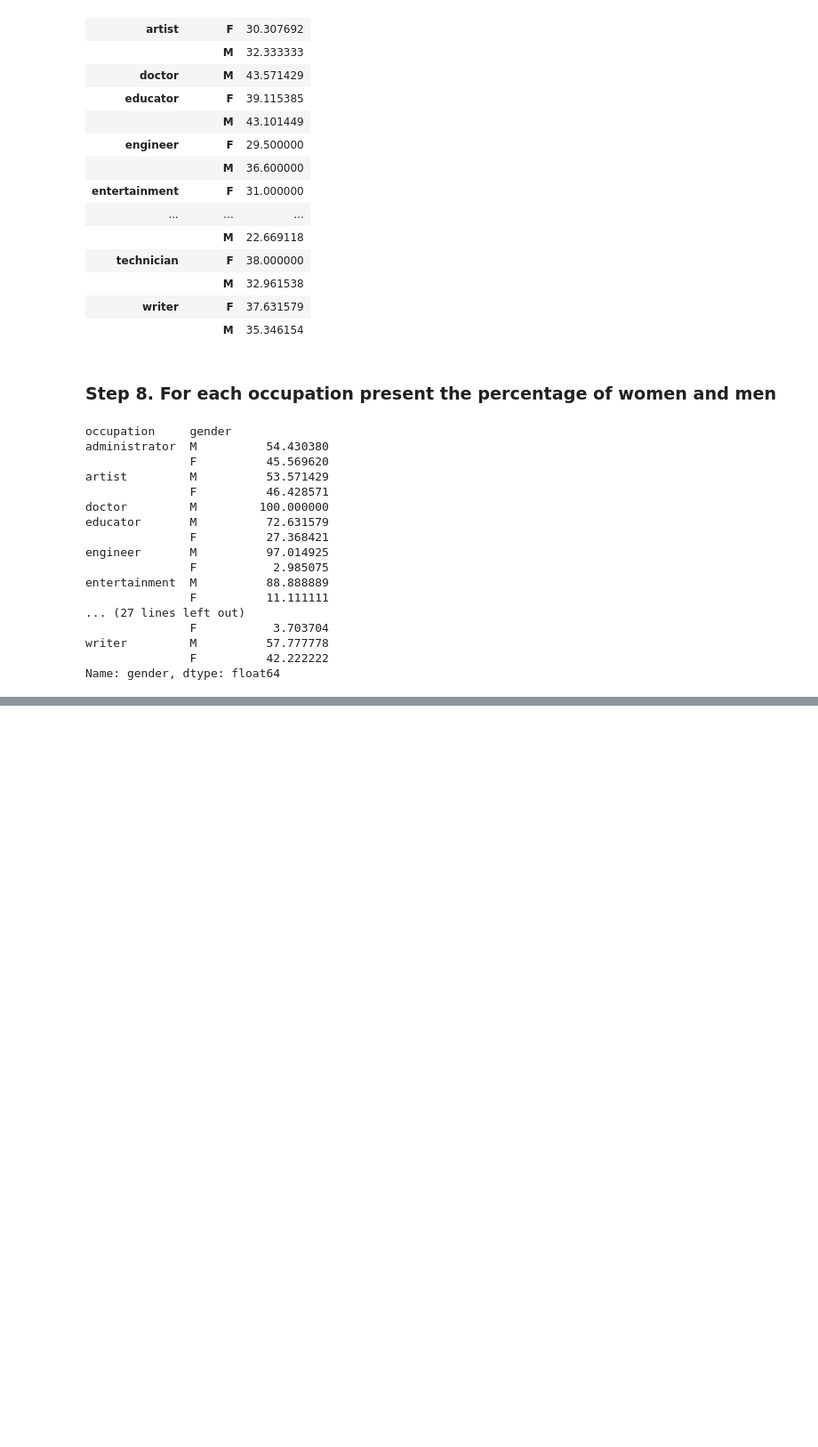
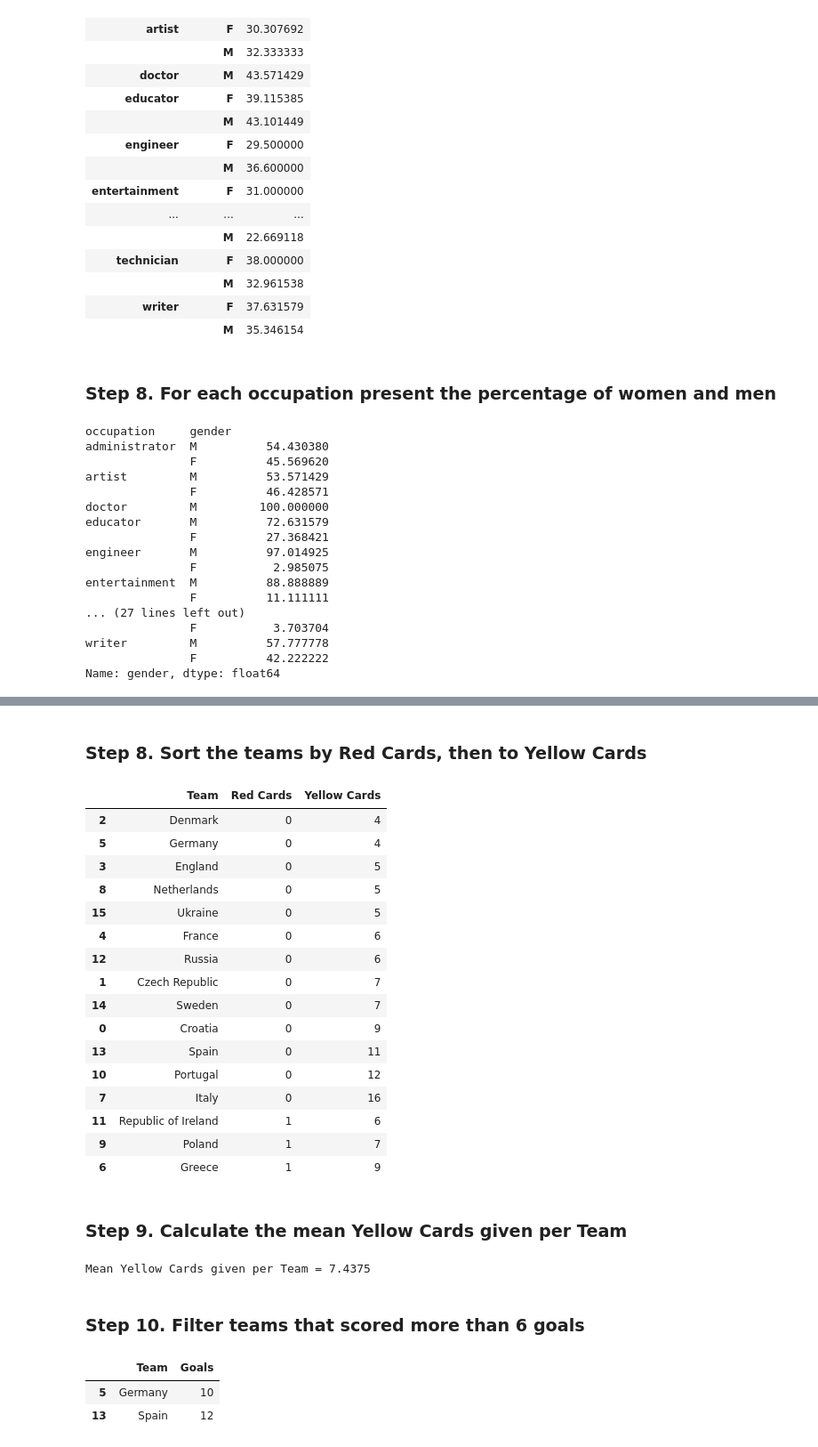
Before and after one commit to 200501409-rkp/RaviKant.Pujari.BDAT1004PS3, a Jupyter notebook: Problem Set 3.ipynb, the cells around one changed output, grey strips where cells are left out. Shown at 89% size. Drawn from its saved outputs; the diff is of its cells as text; code cells hidden in the pictures; blank space fills up the shorter version.

```diff
--- a/Problem Set 3.ipynb
+++ b/Problem Set 3.ipynb
@@ -191,0 +281,36 @@ Name: gender, dtype: float64
+# %% [markdown]
+### Step 8. Sort the teams by Red Cards, then to Yellow Cards
+# %%
+euro12[['Team', 'Red Cards', 'Yellow Cards']].sort_values(by=['Red Cards','Yellow Cards'])
+# %% [output]
+|  | Team | Red Cards | Yellow Cards |
+| 2 | Denmark | 0 | 4 |
+| 5 | Germany | 0 | 4 |
+| 3 | England | 0 | 5 |
+| 8 | Netherlands | 0 | 5 |
+| 15 | Ukraine | 0 | 5 |
+| 4 | France | 0 | 6 |
+| 12 | Russia | 0 | 6 |
+| 1 | Czech Republic | 0 | 7 |
+| 14 | Sweden | 0 | 7 |
+| 0 | Croatia | 0 | 9 |
+| 13 | Spain | 0 | 11 |
+| 10 | Portugal | 0 | 12 |
+| 7 | Italy | 0 | 16 |
+| 11 | Republic of Ireland | 1 | 6 |
+| 9 | Poland | 1 | 7 |
+| 6 | Greece | 1 | 9 |
+# %% [markdown]
+### Step 9. Calculate the mean Yellow Cards given per Team
+# %%
+print(f"Mean Yellow Cards given per Team = {discipline['Yellow Cards'].mean()}")
+# %% [output]
+Mean Yellow Cards given per Team = 7.4375
+# %% [markdown]
+### Step 10. Filter teams that scored more than 6 goals
+# %%
+euro12[['Team','Goals']].loc[euro12['Goals'] > 6 ]
+# %% [output]
+|  | Team | Goals |
+| 5 | Germany | 10 |
+| 13 | Spain | 12 |
```
Also changed, not shown: parts of 22 cells of this notebook.
